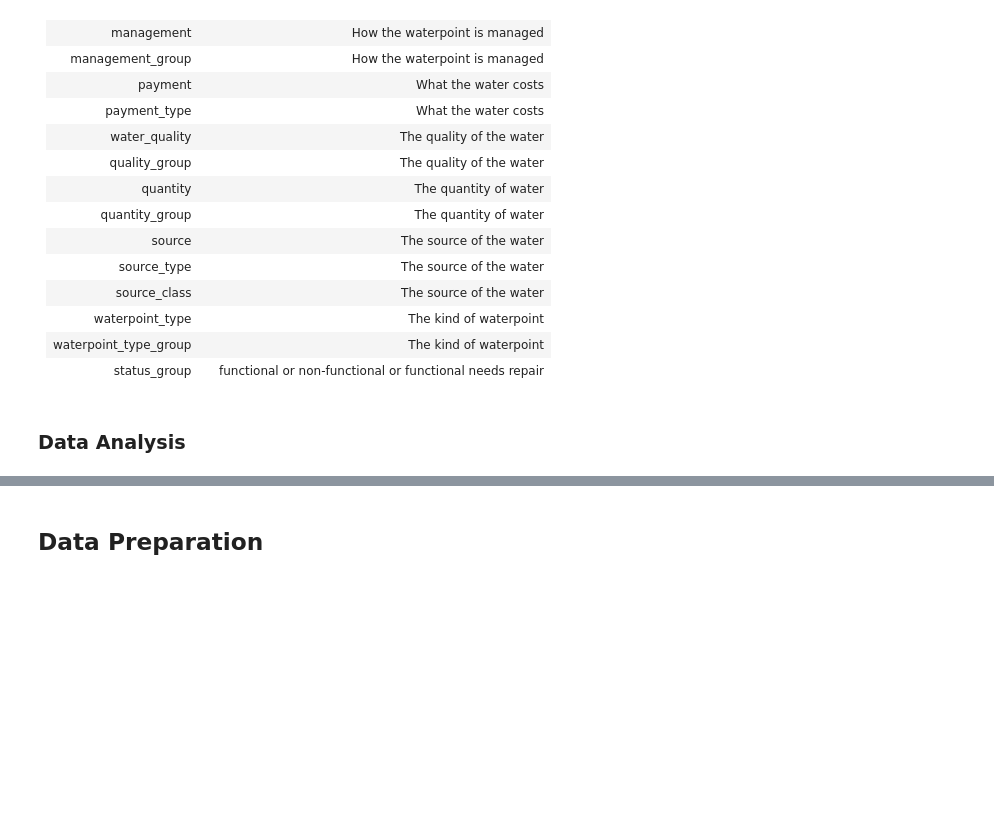
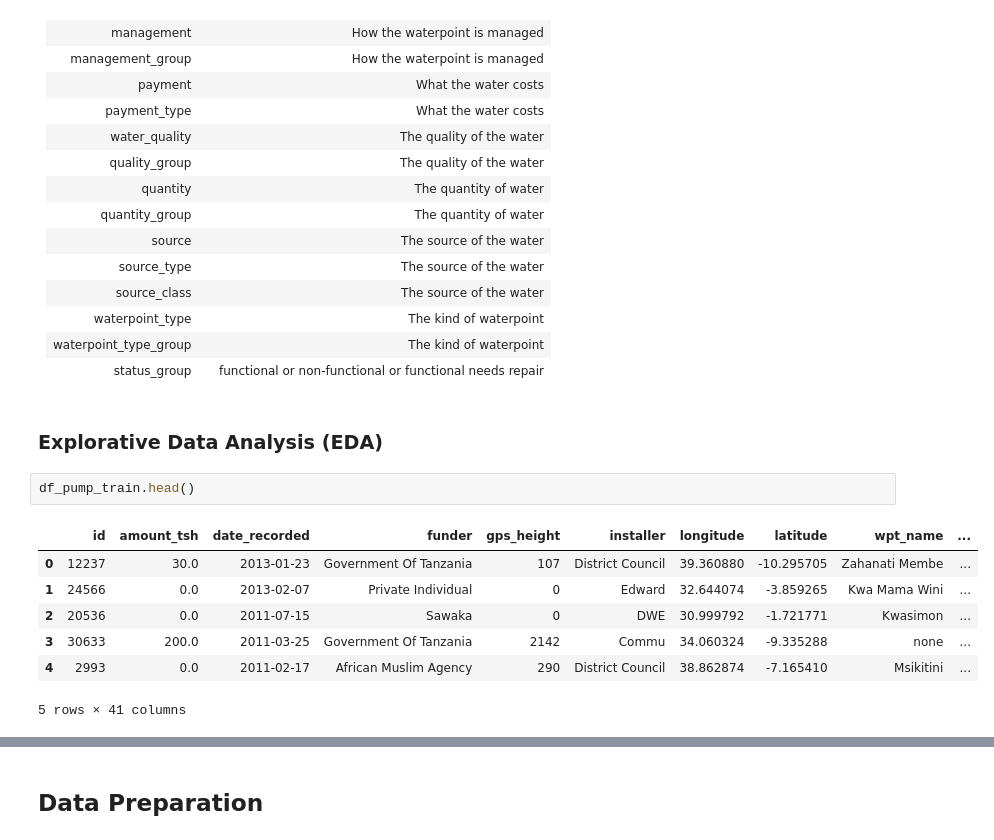
Before and after one commit to timo282/Tanzania_Pumps_Prediction, a Jupyter notebook: project.ipynb, the cells around one changed output, grey strips where cells are left out. Cells and saved outputs as stored; diff of their text form; blank space fills up the shorter version.

Commit message:
Adds part I data exploration

```diff
--- a/project.ipynb
+++ b/project.ipynb
@@ -71,4 +84,14 @@ df_pump_test = pd.read_csv('pump_test.csv')
 | waterpoint_type_group | The kind of waterpoint |
 | status_group | functional or non-functional or functional needs repair |
 # %% [markdown]
-### Data Analysis
+### Explorative Data Analysis (EDA)
+# %%
+df_pump_train.head()
+# %% [output]
+|  | id | amount_tsh | date_recorded | funder | gps_height | installer | longitude | latitude | wpt_name | ... |
+| 0 | 12237 | 30.0 | 2013-01-23 | Government Of Tanzania | 107 | District Council | 39.360880 | -10.295705 | Zahanati Membe | ... |
+| 1 | 24566 | 0.0 | 2013-02-07 | Private Individual | 0 | Edward | 32.644074 | -3.859265 | Kwa Mama Wini | ... |
+| 2 | 20536 | 0.0 | 2011-07-15 | Sawaka | 0 | DWE | 30.999792 | -1.721771 | Kwasimon | ... |
+| 3 | 30633 | 200.0 | 2011-03-25 | Government Of Tanzania | 2142 | Commu | 34.060324 | -9.335288 | none | ... |
+| 4 | 2993 | 0.0 | 2011-02-17 | African Muslim Agency | 290 | District Council | 38.862874 | -7.165410 | Msikitini | ... |
+5 rows × 41 columns
```
Also changed, not shown: parts of 12 cells of this notebook.
